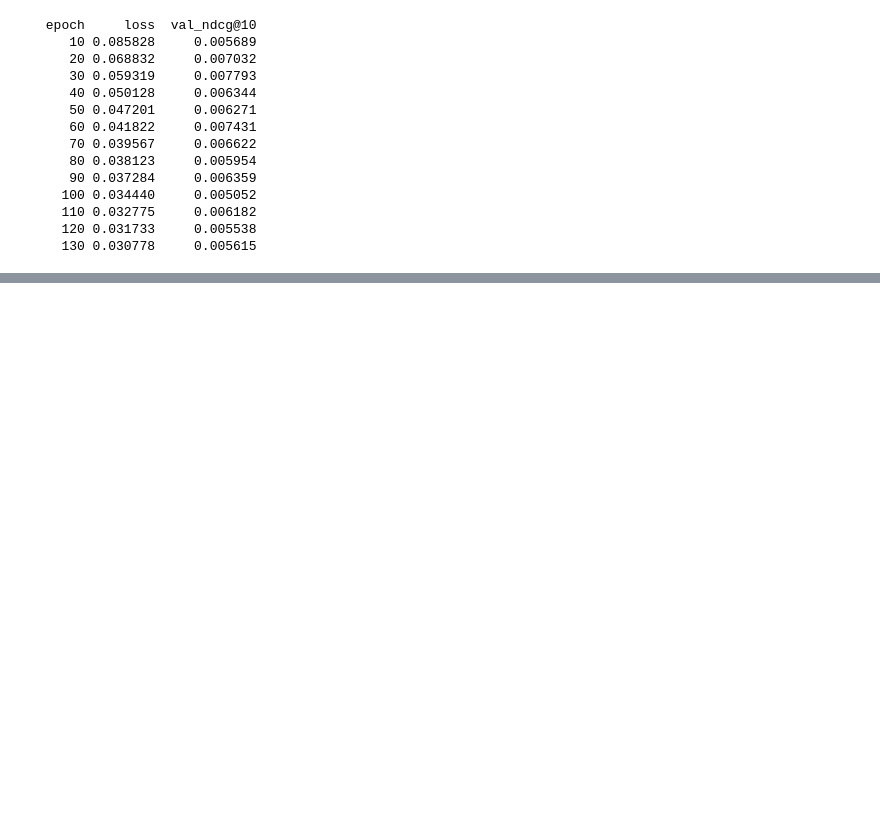
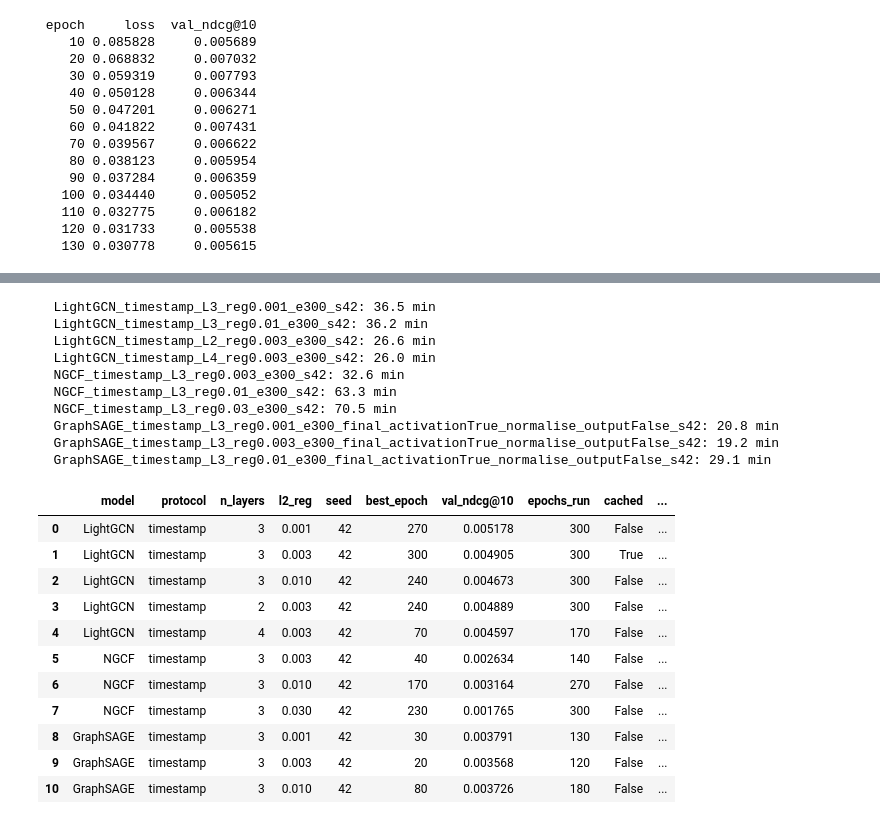
Before and after one commit to ErjonXhani/gnn-recommender-dissertation, a Jupyter notebook: notebooks/10_hyperparameter_tuning.ipynb, the cells around one changed output, grey strips where cells are left out. Drawn from its saved outputs; the diff is of its cells as text; code cells hidden in the pictures; blank space fills up the shorter version.

Commit message:
Notebook 10: tune all three models under the timestamp protocol

```diff
--- a/notebooks/10_hyperparameter_tuning.ipynb
+++ b/notebooks/10_hyperparameter_tuning.ipynb
@@ -689,0 +719,44 @@ print(h[["epoch", "loss", "val_ndcg@10"]].to_string(index=False))
+# %%
+timestamp_grid = []
+
+# LightGCN: regularisation around its leave-last-out optimum, plus a depth spot-check
+for reg in [1e-3, 3e-3, 1e-2]:
+    timestamp_grid.append(("LightGCN", 3, reg, {}))
+for L in [2, 4]:
+    timestamp_grid.append(("LightGCN", L, 3e-3, {}))
+
+for reg in [3e-3, 1e-2, 3e-2]:
+    timestamp_grid.append(("NGCF", 3, reg, {}))
+
+for reg in [1e-3, 3e-3, 1e-2]:
+    timestamp_grid.append(("GraphSAGE", 3, reg,
+                           {"normalise_output": False, "final_activation": True}))
+
+timestamp_tuning = pd.DataFrame([
+    tune_one(name, "timestamp", n_layers=L, l2_reg=reg, epochs=300, **ov)
+    for name, L, reg, ov in timestamp_grid
+])
+timestamp_tuning
+# %% [output]
+  LightGCN_timestamp_L3_reg0.001_e300_s42: 36.5 min
+  LightGCN_timestamp_L3_reg0.01_e300_s42: 36.2 min
+  LightGCN_timestamp_L2_reg0.003_e300_s42: 26.6 min
+  LightGCN_timestamp_L4_reg0.003_e300_s42: 26.0 min
+  NGCF_timestamp_L3_reg0.003_e300_s42: 32.6 min
+  NGCF_timestamp_L3_reg0.01_e300_s42: 63.3 min
+  NGCF_timestamp_L3_reg0.03_e300_s42: 70.5 min
+  GraphSAGE_timestamp_L3_reg0.001_e300_final_activationTrue_normalise_outputFalse_s42: 20.8 min
+  GraphSAGE_timestamp_L3_reg0.003_e300_final_activationTrue_normalise_outputFalse_s42: 19.2 min
+  GraphSAGE_timestamp_L3_reg0.01_e300_final_activationTrue_normalise_outputFalse_s42: 29.1 min
+|  | model | protocol | n_layers | l2_reg | seed | best_epoch | val_ndcg@10 | epochs_run | cached | ... |
+| 0 | LightGCN | timestamp | 3 | 0.001 | 42 | 270 | 0.005178 | 300 | False | ... |
+| 1 | LightGCN | timestamp | 3 | 0.003 | 42 | 300 | 0.004905 | 300 | True | ... |
+| 2 | LightGCN | timestamp | 3 | 0.010 | 42 | 240 | 0.004673 | 300 | False | ... |
+| 3 | LightGCN | timestamp | 2 | 0.003 | 42 | 240 | 0.004889 | 300 | False | ... |
+| 4 | LightGCN | timestamp | 4 | 0.003 | 42 | 70 | 0.004597 | 170 | False | ... |
+| 5 | NGCF | timestamp | 3 | 0.003 | 42 | 40 | 0.002634 | 140 | False | ... |
+| 6 | NGCF | timestamp | 3 | 0.010 | 42 | 170 | 0.003164 | 270 | False | ... |
+| 7 | NGCF | timestamp | 3 | 0.030 | 42 | 230 | 0.001765 | 300 | False | ... |
+| 8 | GraphSAGE | timestamp | 3 | 0.001 | 42 | 30 | 0.003791 | 130 | False | ... |
+| 9 | GraphSAGE | timestamp | 3 | 0.003 | 42 | 20 | 0.003568 | 120 | False | ... |
+| 10 | GraphSAGE | timestamp | 3 | 0.010 | 42 | 80 | 0.003726 | 180 | False | ... |
```
Also changed, not shown: parts of 4 cells of this notebook, 11 other files.
